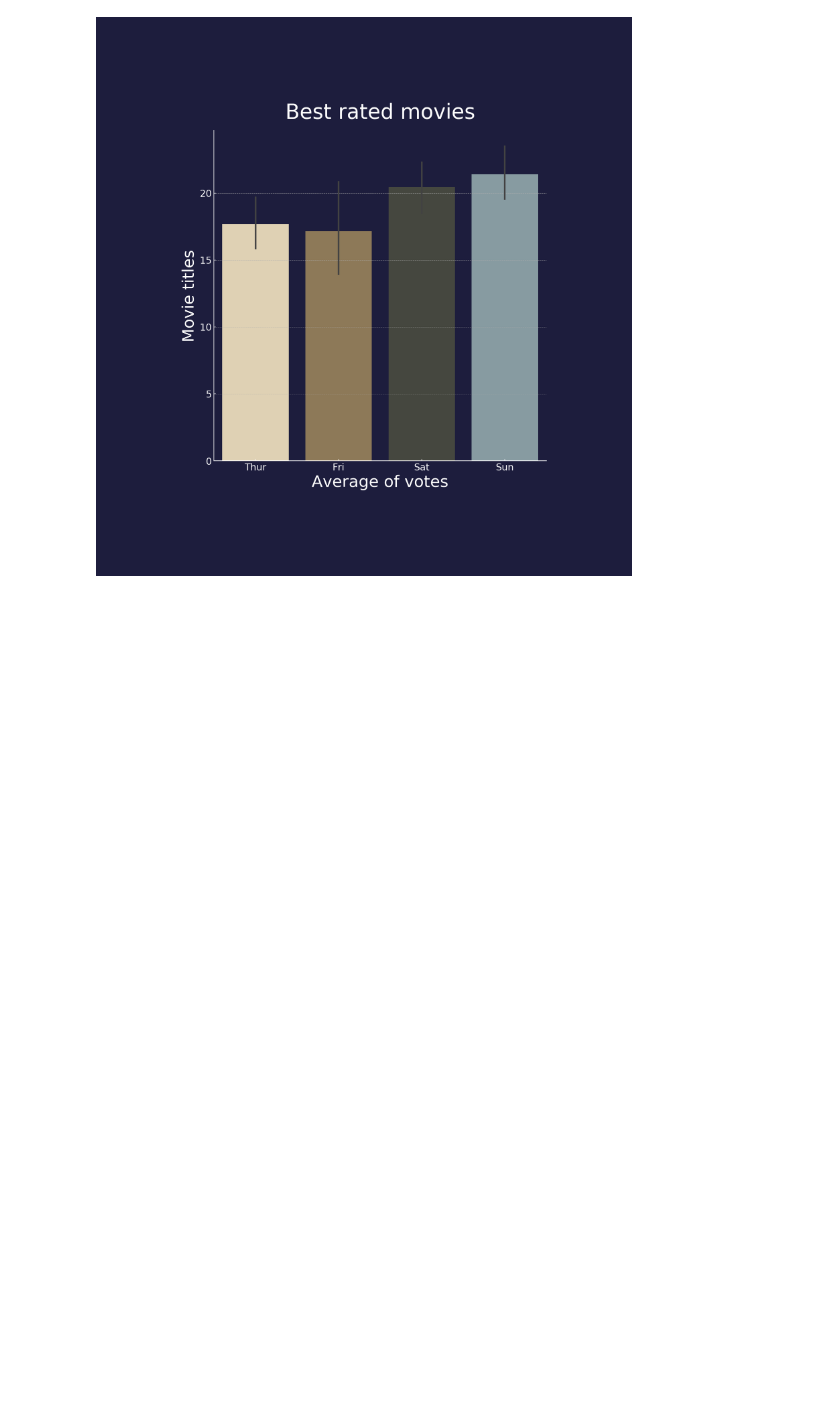
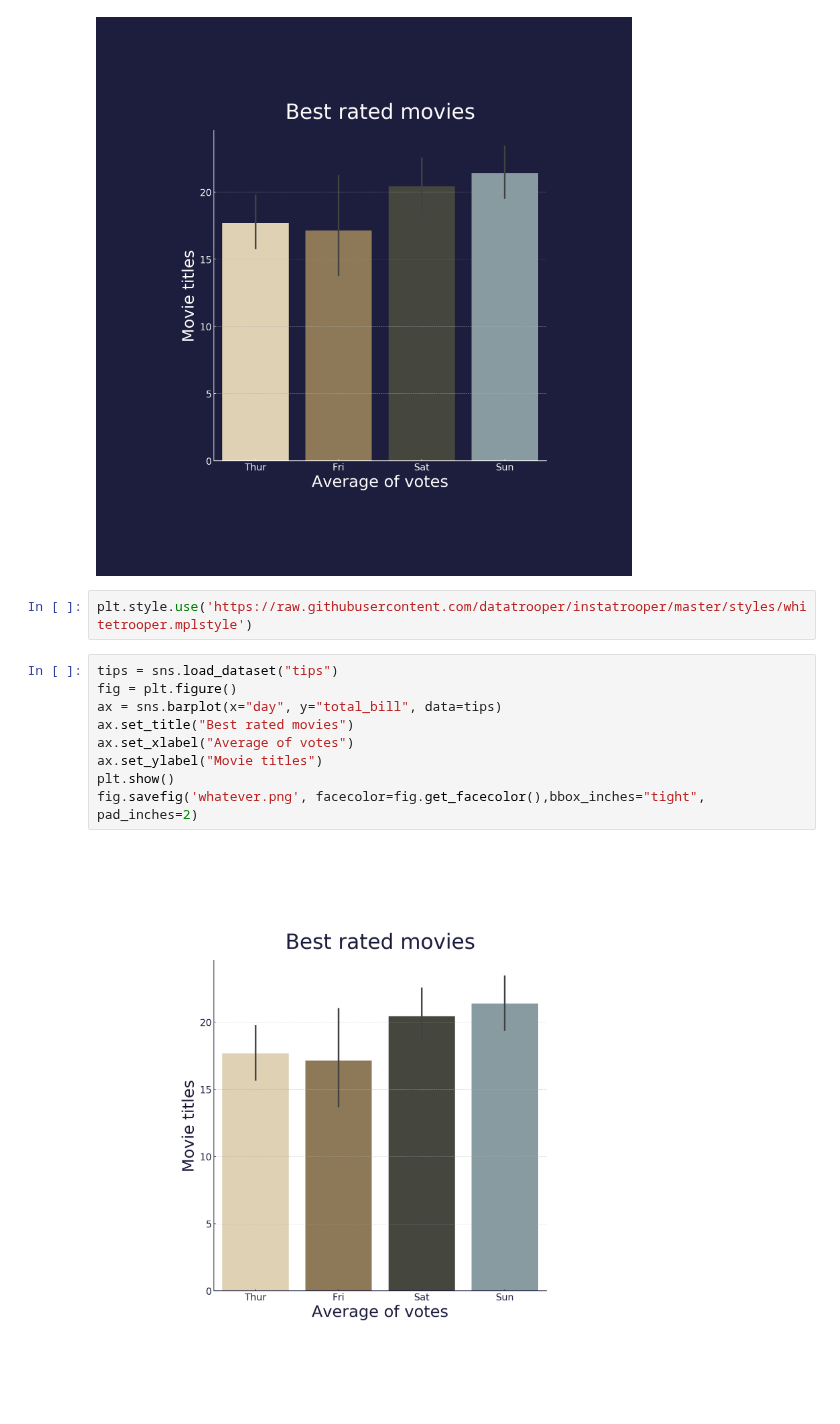
Before and after one commit to datatrooper/instatrooper, a Jupyter notebook: styles/using_styles.ipynb, the cells around one changed output. Cells and saved outputs as stored; diff of their text form; blank space fills up the shorter version.

```diff
--- a/styles/using_styles.ipynb
+++ b/styles/using_styles.ipynb
@@ -16,3 +16,16 @@ plt.show()
 fig.savefig('whatever.png', facecolor=fig.get_facecolor(),bbox_inches="tight", pad_inches=2)
 # %% [output]
 [figure]
+# %%
+plt.style.use('https://raw.githubusercontent.com/datatrooper/instatrooper/master/styles/whitetrooper.mplstyle')
+# %%
+tips = sns.load_dataset("tips")
+fig = plt.figure()
+ax = sns.barplot(x="day", y="total_bill", data=tips)
+ax.set_title("Best rated movies")
+ax.set_xlabel("Average of votes")
+ax.set_ylabel("Movie titles")
+plt.show()
+fig.savefig('whatever.png', facecolor=fig.get_facecolor(),bbox_inches="tight", pad_inches=2)
+# %% [output]
+[figure, added]
```
